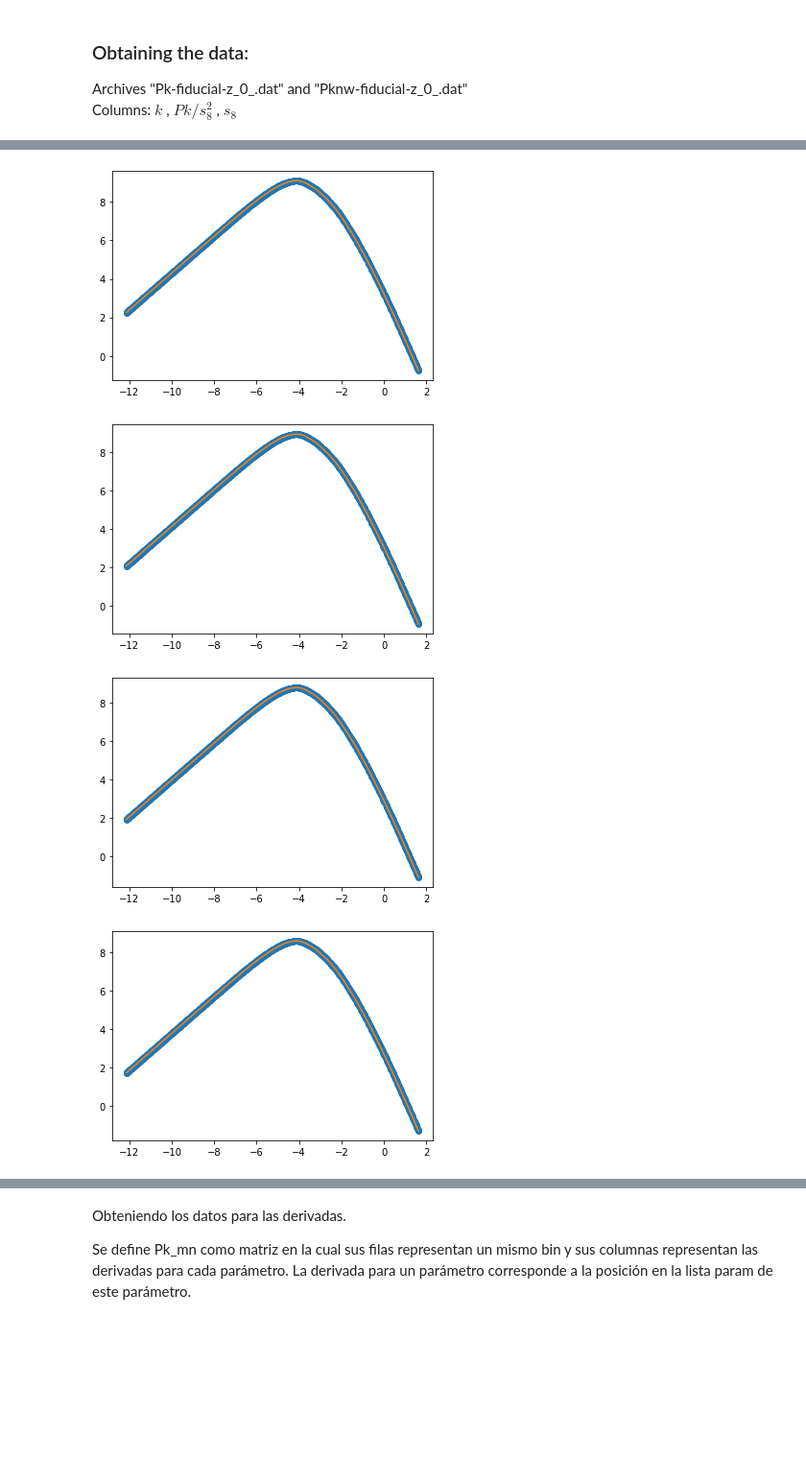
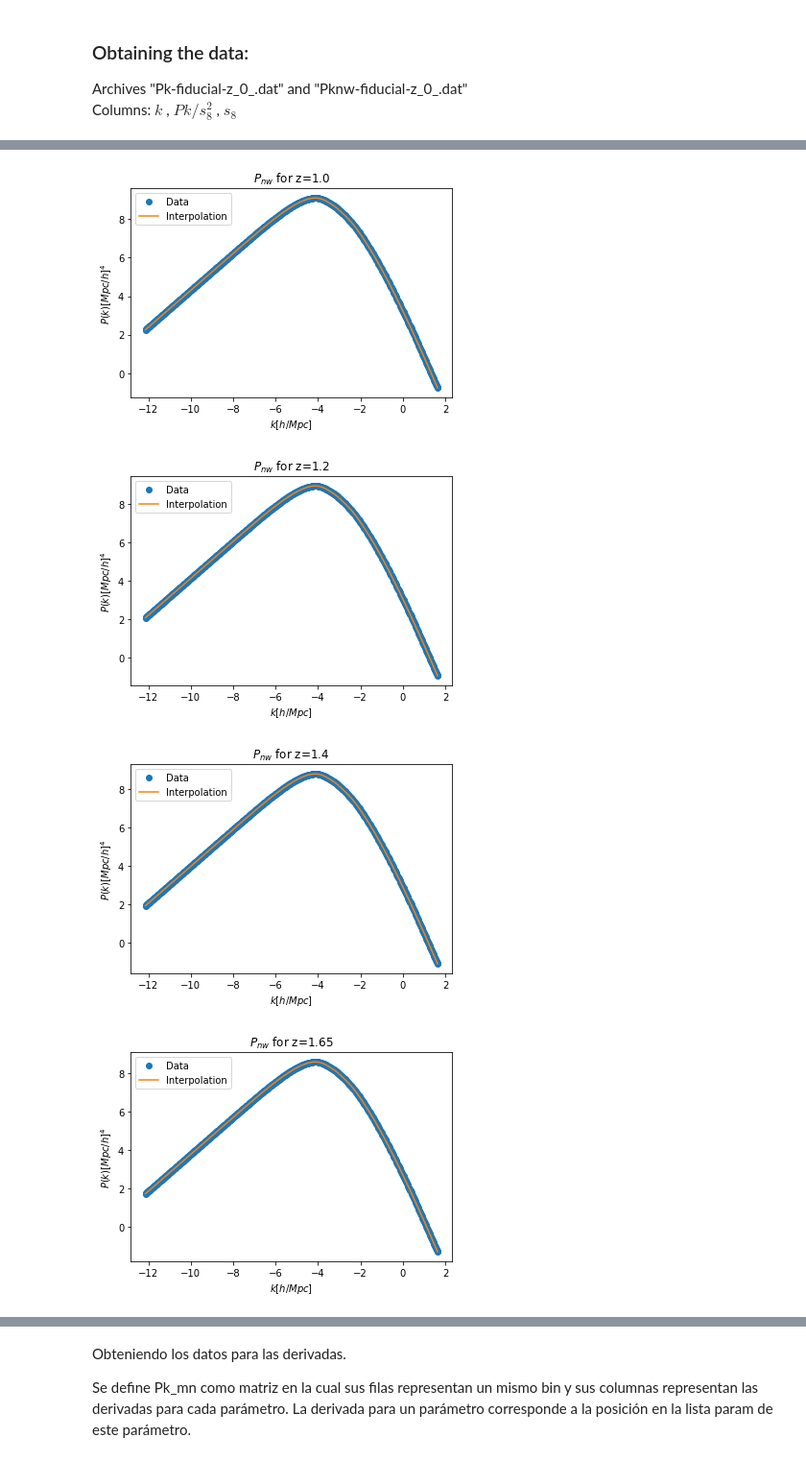
Before and after one commit to antoniacisternas/Forecast-validation-for-Euclid., a Jupyter notebook: Fisher_matrix.ipynb, the cells around one changed output, grey strips where cells are left out. Shown at 96% size. Saved outputs shown, nothing was run; the diff lists cells and outputs as text; code cells hidden in the pictures; blank space fills up the shorter version.

```diff
--- a/Fisher_matrix.ipynb
+++ b/Fisher_matrix.ipynb
@@ -38,15 +38,32 @@ y_= np.empty(4, dtype=object)
 P_dd_ = np.empty(4, dtype=object)
 k_new= np.empty(4, dtype=object)
 y_new= np.empty(4, dtype=object)
-# i recorren los redshifts
+
+# i recorre los redshifts
 for i in range(0,4):
     k_[i] = np.log(Pk_[i][:,0])
     y_[i] = np.log(Pk_[i][:,1] * (Pk_[i][:,2]**2))
     P_dd_[i] = interpolate.interp1d(k_[i], y_[i], kind='cubic')
     k_new[i] = np.log(np.arange(Pk_[i][:,0][0], Pk_[i][:,0][-1], 0.0001))
     y_new[i] = P_dd_[i](k_new[i])
-    plt.plot(k_[i], y_[i], 'o', k_new[i], y_new[i], '-')
+    plt.title(r"$P_{\delta \delta}$ for z=" + f"{z_i[i]}")
+    plt.plot(k_[i], y_[i], 'o', label= "Data")
+    plt.plot(k_new[i], y_new[i], '-', label= "Interpolation")
+    plt.xlabel(r"$k[h/Mpc]$")
+    plt.ylabel(r"$P(k)[Mpc/h]^4$")
+    plt.legend()
     plt.show()
+
+plt.title(r"$P_{\delta \delta}$")
+plt.plot(k_new[0], y_new[0], '-', label= f"z= {z_i[0]}")
+plt.plot(k_new[1], y_new[1], '-', label= f"z= {z_i[1]}")
+plt.plot(k_new[2], y_new[2], '-', label= f"z= {z_i[2]}")
+plt.plot(k_new[3], y_new[3], '-', label= f"z= {z_i[3]}")
+plt.xlabel(r"$k[h/Mpc]$")
+plt.ylabel(r"$P(k)[Mpc/h]^4$")
+plt.legend()
+plt.show()
+
 
 def P_dd(k, zi):
     i = z_i.index(zi)
@@ -59,33 +77,48 @@ def P_dd(k, zi):
 # %%
 # For Pk_nw (no wiggled power spectrum)
 Pk_nw_00 = np.loadtxt("Pk-nw-fiducial\Pk-nw-fiducial-z_00.dat")
 Pk_nw_01 = np.loadtxt("Pk-nw-fiducial\Pk-nw-fiducial-z_01.dat")
 Pk_nw_02 = np.loadtxt("Pk-nw-fiducial\Pk-nw-fiducial-z_02.dat")
 Pk_nw_03 = np.loadtxt("Pk-nw-fiducial\Pk-nw-fiducial-z_03.dat")
 
 Pk_nw = [Pk_nw_00,Pk_nw_01, Pk_nw_02, Pk_nw_03 ]
 
 # Cubic spline interpolation
 k_nw= np.empty(4, dtype=object)
 y_nw= np.empty(4, dtype=object)
 P_nw_ = np.empty(4, dtype=object)
 k_nw_new= np.empty(4, dtype=object)
 y_nw_new= np.empty(4, dtype=object)
 # i recorren los redshifts
 for i in range(0,4):
     k_nw[i] = np.log(Pk_nw[i][:,0])
     y_nw[i] = np.log(Pk_nw[i][:,1] * (Pk_nw[i][:,2]**2))
     P_nw_[i] = interpolate.interp1d(k_nw[i], y_nw[i], kind='cubic')
     k_nw_new[i] = np.log(np.arange(Pk_nw[i][:,0][0], Pk_nw[i][:,0][-1], 0.0001))
     y_nw_new[i] = P_nw_[i](k_nw_new[i])
-    plt.plot(k_nw[i], y_nw[i], 'o', k_nw_new[i], y_nw_new[i], '-')
+    plt.title(r"$P_{nw}$ for z=" + f"{z_i[i]}")
+    plt.plot(k_nw[i], y_nw[i], 'o', label= "Data")
+    plt.plot(k_nw_new[i], y_nw_new[i], '-', label= "Interpolation")
+    plt.xlabel(r"$k[h/Mpc]$")
+    plt.ylabel(r"$P(k)[Mpc/h]^4$")
+    plt.legend()
     plt.show()
+
+plt.title(r"$P_{nw}$")
+plt.plot(k_nw_new[0], y_nw_new[0], '-', label= f"z= {z_i[0]}")
+plt.plot(k_nw_new[1], y_nw_new[1], '-', label= f"z= {z_i[1]}")
+plt.plot(k_nw_new[2], y_nw_new[2], '-', label= f"z= {z_i[2]}")
+plt.plot(k_nw_new[3], y_nw_new[3], '-', label= f"z= {z_i[3]}")
+plt.xlabel(r"$k[h/Mpc]$")
+plt.ylabel(r"$P(k)[Mpc/h]^4$")
+plt.legend()
+plt.show()
 
 def P_nw(k, zi):
     i = z_i.index(zi)
     return P_nw_[i](k)
 # %% [output]
-[figure, old version]
+[figure, new version]
-[figure, old version]
+[figure, new version]
-[figure, old version]
+[figure, new version]
-[figure, old version]
+[figure, new version]
```
Also changed, not shown: parts of 4 cells of this notebook.
